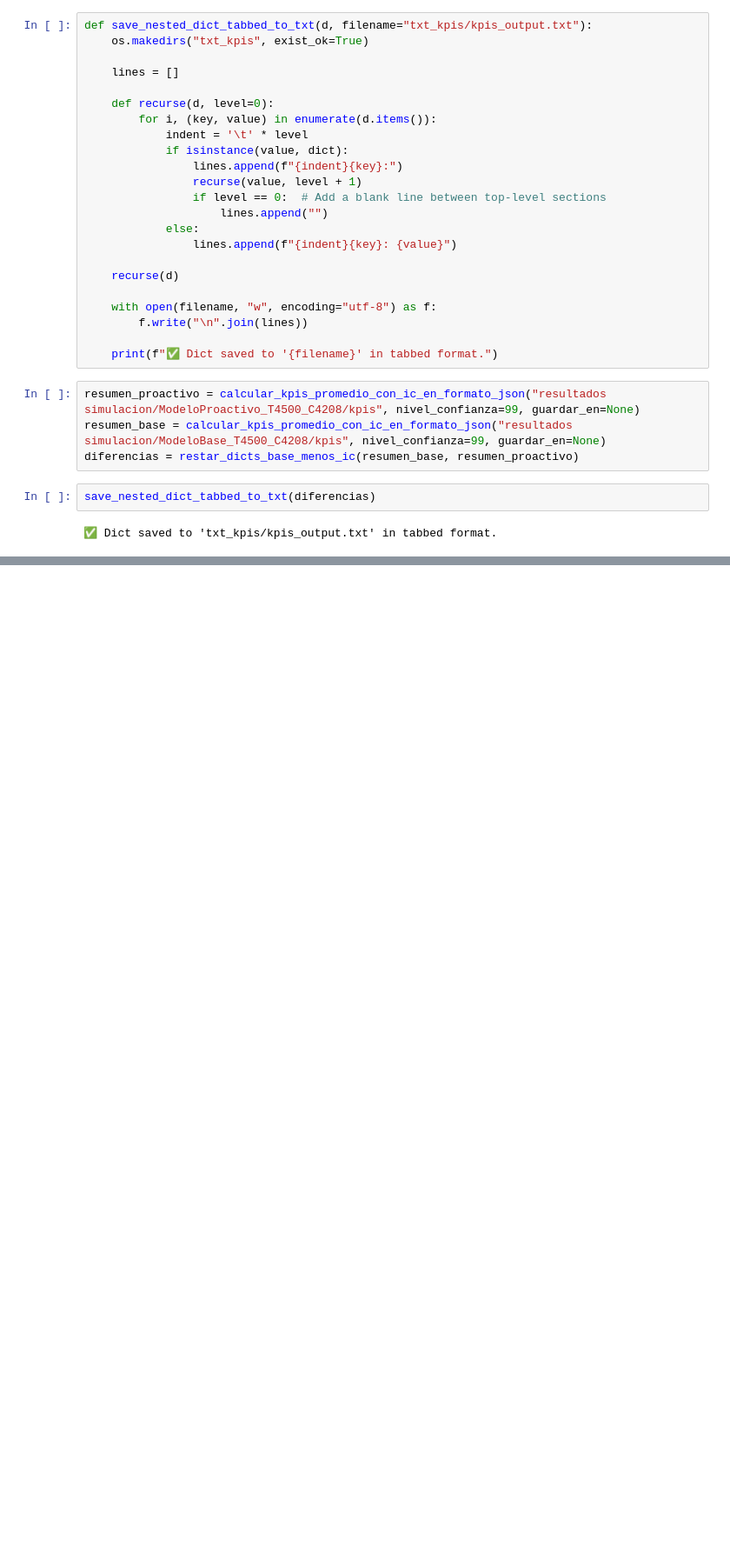
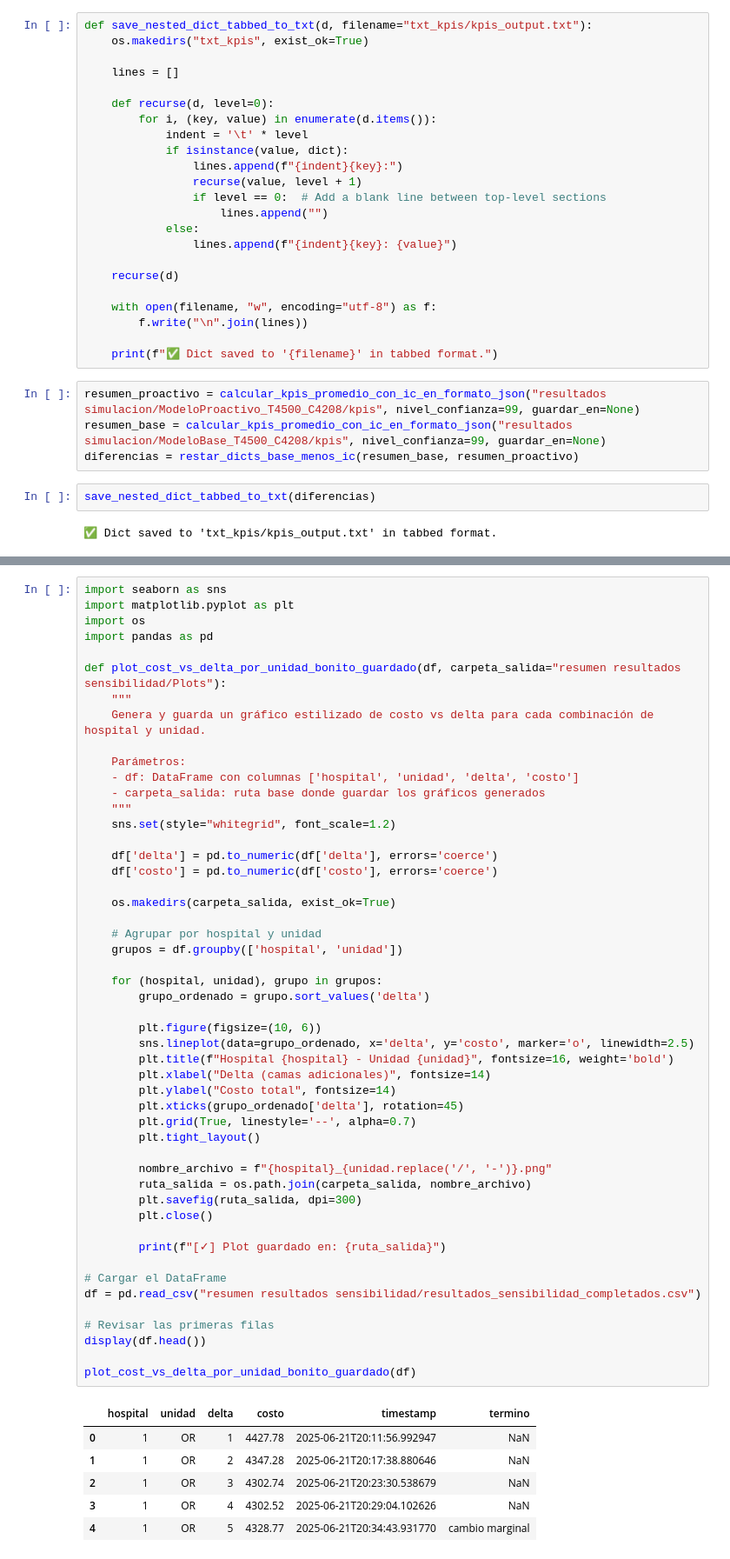
Before and after one commit to franfonte/Capstone, a Jupyter notebook: simulacion/0. codigo simulación/calculo_resultados_promedio.ipynb, the cells around one changed output, grey strips where cells are left out. Shown at 87% size. Drawn from its saved outputs; the diff is of its cells as text; blank space fills up the shorter version.

Commit message:
Analisis sensibilidad listo y graficos generados

```diff
--- a/simulacion/0. codigo simulación/calculo_resultados_promedio.ipynb
+++ b/simulacion/0. codigo simulación/calculo_resultados_promedio.ipynb
@@ -213,0 +247,57 @@ save_nested_dict_tabbed_to_txt(diferencias)
+# %%
+import seaborn as sns
+import matplotlib.pyplot as plt
+import os
+import pandas as pd
+
+def plot_cost_vs_delta_por_unidad_bonito_guardado(df, carpeta_salida="resumen resultados sensibilidad/Plots"):
+    """
+    Genera y guarda un gráfico estilizado de costo vs delta para cada combinación de hospital y unidad.
+
+    Parámetros:
+    - df: DataFrame con columnas ['hospital', 'unidad', 'delta', 'costo']
+    - carpeta_salida: ruta base donde guardar los gráficos generados
+    """
+    sns.set(style="whitegrid", font_scale=1.2)
+
+    df['delta'] = pd.to_numeric(df['delta'], errors='coerce')
+    df['costo'] = pd.to_numeric(df['costo'], errors='coerce')
+
+    os.makedirs(carpeta_salida, exist_ok=True)
+
+    # Agrupar por hospital y unidad
+    grupos = df.groupby(['hospital', 'unidad'])
+
+    for (hospital, unidad), grupo in grupos:
+        grupo_ordenado = grupo.sort_values('delta')
+
+        plt.figure(figsize=(10, 6))
+        sns.lineplot(data=grupo_ordenado, x='delta', y='costo', marker='o', linewidth=2.5)
+        plt.title(f"Hospital {hospital} - Unidad {unidad}", fontsize=16, weight='bold')
+        plt.xlabel("Delta (camas adicionales)", fontsize=14)
+        plt.ylabel("Costo total", fontsize=14)
+        plt.xticks(grupo_ordenado['delta'], rotation=45)
+        plt.grid(True, linestyle='--', alpha=0.7)
+        plt.tight_layout()
+
+        nombre_archivo = f"{hospital}_{unidad.replace('/', '-')}.png"
+        ruta_salida = os.path.join(carpeta_salida, nombre_archivo)
+        plt.savefig(ruta_salida, dpi=300)
+        plt.close()
+
+        print(f"[✓] Plot guardado en: {ruta_salida}")
+
+# Cargar el DataFrame
+df = pd.read_csv("resumen resultados sensibilidad/resultados_sensibilidad_completados.csv")
+
+# Revisar las primeras filas
+display(df.head())
+
+plot_cost_vs_delta_por_unidad_bonito_guardado(df)
+# %% [output]
+|  | hospital | unidad | delta | costo | timestamp | termino |
+| 0 | 1 | OR | 1 | 4427.78 | 2025-06-21T20:11:56.992947 | NaN |
+| 1 | 1 | OR | 2 | 4347.28 | 2025-06-21T20:17:38.880646 | NaN |
+| 2 | 1 | OR | 3 | 4302.74 | 2025-06-21T20:23:30.538679 | NaN |
+| 3 | 1 | OR | 4 | 4302.52 | 2025-06-21T20:29:04.102626 | NaN |
+| 4 | 1 | OR | 5 | 4328.77 | 2025-06-21T20:34:43.931770 | cambio marginal |
```
Also changed, not shown: parts of 5 cells of this notebook, 4 other files.
